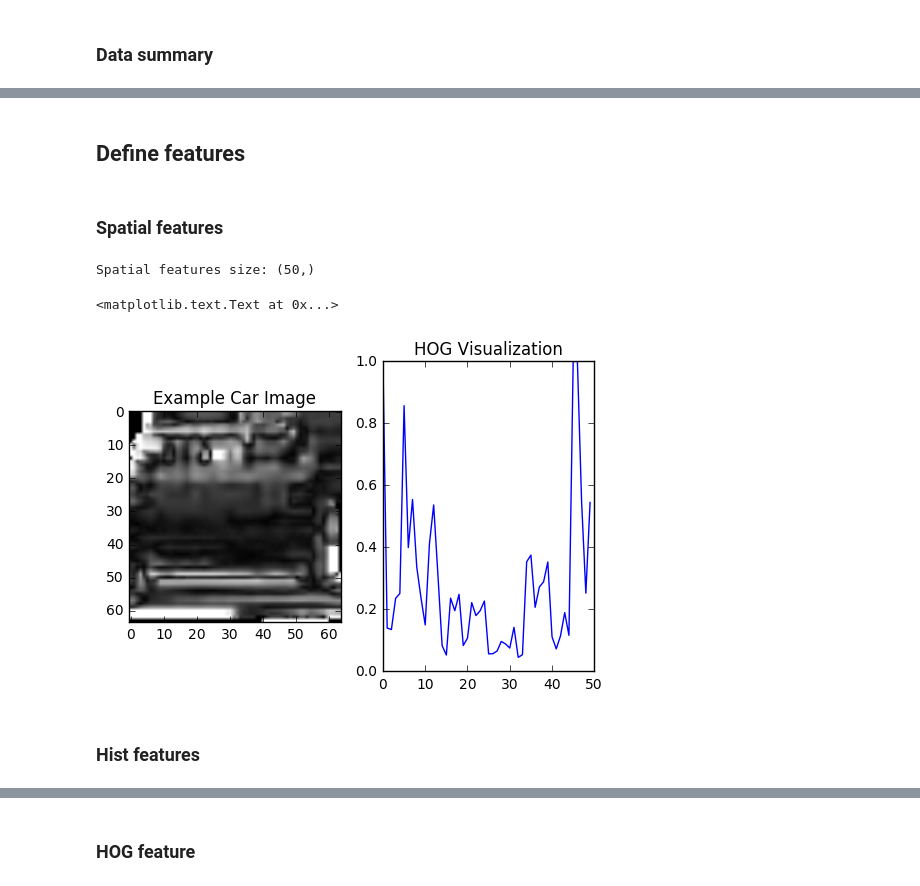
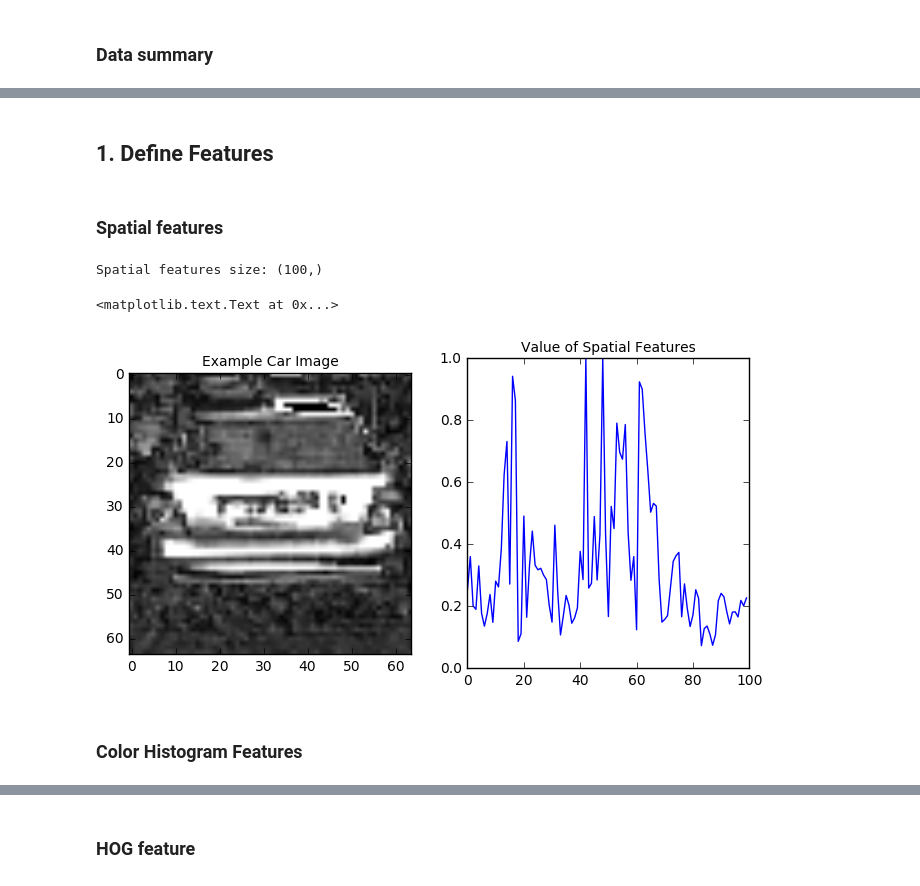
Before and after one commit to huipengzhang/CarND-P15-Vehicle-Detection-and-Tracking, a Jupyter notebook: Object_Detection.ipynb, the cells around one changed output, grey strips where cells are left out. Cells and saved outputs as stored; diff of their text form; code cells hidden in the pictures.

```diff
--- a/Object_Detection.ipynb
+++ b/Object_Detection.ipynb
@@ -87,5 +92,5 @@ Data type:      float32
 # %% [markdown]
-## Define features
+## 1. Define Features
 # %% [markdown]
 ### Spatial features
 # %%
@@ -96,27 +101,29 @@ def bin_spatial(img, size=(32, 32)):
     # Return the feature vector
     return spatial_features
 # %%
-# test the funtion
-image_hls = cv2.cvtColor(car_image, cv2.COLOR_RGB2HLS)
-image = image_hls[:,:,2]
+# test if the funtion works
+image_hls = cv2.cvtColor(car_image, cv2.COLOR_RGB2HLS) # convert it to HLS
+image = image_hls[:,:,2] # work on the satuation channel
 
-spatial_features = bin_spatial(image, size=(5, 10))
+# set tuning parameters
+spatial = 10
+
+# extract spatial features
+spatial_features = bin_spatial(image, size=(spatial, spatial))
 print('Spatial features size:', spatial_features.shape)
 
-# Plot the examples
-fig = plt.figure()
-plt.subplot(121)
-plt.imshow(image, cmap='gray')
-plt.title('Example Car Image')
-plt.subplot(122)
-plt.plot(spatial_features )
-plt.title('HOG Visualization')
+# Visualize undistortion
+f, (ax1, ax2) = plt.subplots(1, 2, figsize=(8,4))
+ax1.imshow(image,cmap='gray')
+ax1.set_title('Example Car Image', fontsize=10)
+ax2.plot(spatial_features)
+ax2.set_title('Value of Spatial Features', fontsize=10)
 # %% [output]
-Spatial features size: (50,)
+Spatial features size: (100,)
 <matplotlib.text.Text at 0x...>
-[figure, old version]
+[figure, new version]
-# %% [markdown]
-### Hist features
+# %% [markdown]
+### Color Histogram Features
 # %%
 # Define a function to compute color histogram features
 def color_hist(img, nbins=32, bins_range=(0, 256)):
```
Also changed, not shown: parts of 25 cells of this notebook.
